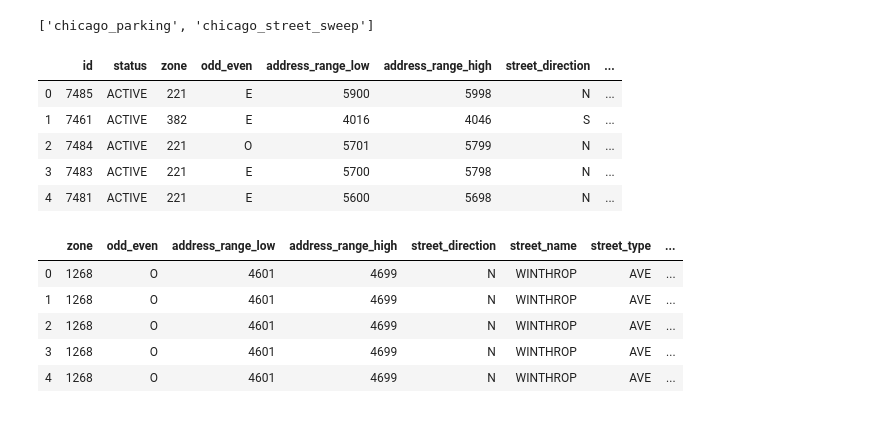
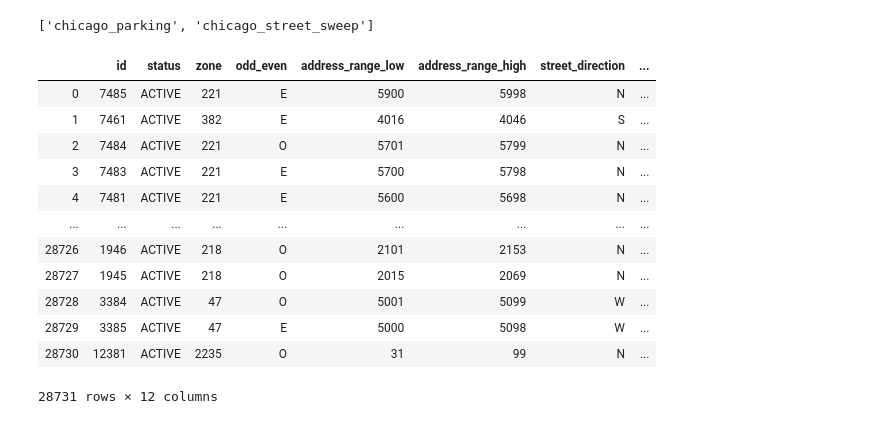
Before and after one commit to dcd6395/Chicago-Permit-Parking-and-Street-Cleaning-Database, a Jupyter notebook: Starter_Code.ipynb, the cells around one changed output. Drawn from its saved outputs; the diff is of its cells as text; code cells hidden in the pictures.

```diff
--- a/Starter_Code.ipynb
+++ b/Starter_Code.ipynb
@@ -97,20 +136,18 @@ engine.table_names()
 # %% [output]
 ['chicago_parking', 'chicago_street_sweep']
 # %%
-pd.read_sql_query('select * from chicago_parking',con=engine).head()
+pd.read_sql_query('select * from chicago_parking',con=engine)
 # %% [output]
 |  | id | status | zone | odd_even | address_range_low | address_range_high | street_direction | ... |
 | 0 | 7485 | ACTIVE | 221 | E | 5900 | 5998 | N | ... |
 | 1 | 7461 | ACTIVE | 382 | E | 4016 | 4046 | S | ... |
 | 2 | 7484 | ACTIVE | 221 | O | 5701 | 5799 | N | ... |
 | 3 | 7483 | ACTIVE | 221 | E | 5700 | 5798 | N | ... |
 | 4 | 7481 | ACTIVE | 221 | E | 5600 | 5698 | N | ... |
+| ... | ... | ... | ... | ... | ... | ... | ... | ... |
+| 28726 | 1946 | ACTIVE | 218 | O | 2101 | 2153 | N | ... |
+| 28727 | 1945 | ACTIVE | 218 | O | 2015 | 2069 | N | ... |
+| 28728 | 3384 | ACTIVE | 47 | O | 5001 | 5099 | W | ... |
+| 28729 | 3385 | ACTIVE | 47 | E | 5000 | 5098 | W | ... |
+| 28730 | 12381 | ACTIVE | 2235 | O | 31 | 99 | N | ... |
+28731 rows × 12 columns
-# %%
-pd.read_sql_query('select cp.zone, cp.odd_even,cp.address_range_low,cp.address_range_high,cp.street_direction,cp.street_name,cp.street_type, cp.buffer,cp.ward_low,cp.ward_high, css.section, css.month, css.month_number, css.dates from chicago_parking cp join chicago_street_sweep css on cp.ward_low = css.ward', con=engine).head()
-# %% [output]
-|  | zone | odd_even | address_range_low | address_range_high | street_direction | street_name | street_type | ... |
-| 0 | 1268 | O | 4601 | 4699 | N | WINTHROP | AVE | ... |
-| 1 | 1268 | O | 4601 | 4699 | N | WINTHROP | AVE | ... |
-| 2 | 1268 | O | 4601 | 4699 | N | WINTHROP | AVE | ... |
-| 3 | 1268 | O | 4601 | 4699 | N | WINTHROP | AVE | ... |
-| 4 | 1268 | O | 4601 | 4699 | N | WINTHROP | AVE | ... |
```
Also changed, not shown: parts of 5 cells of this notebook.
